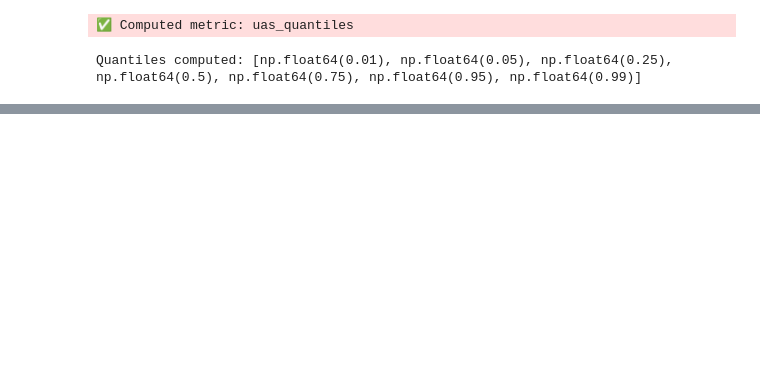
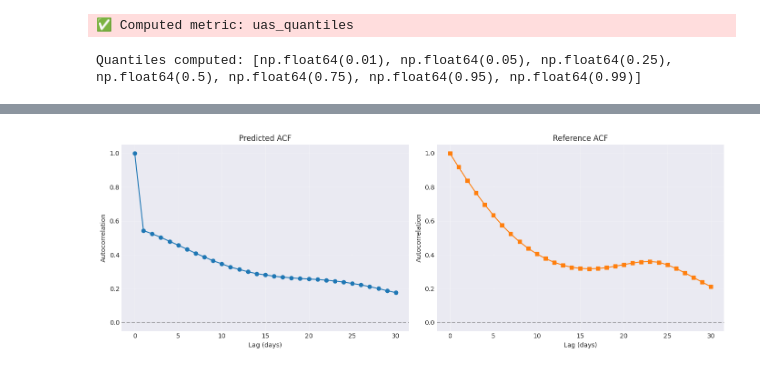
Before and after one commit to climagination/ClimatExEval, a Jupyter notebook: notebooks/01_evaluate_single_model.ipynb, the cells around one changed output, grey strips where cells are left out. Saved outputs shown, nothing was run; the diff lists cells and outputs as text; code cells hidden in the pictures; blank space fills up the shorter version.

```diff
--- a/notebooks/01_evaluate_single_model.ipynb
+++ b/notebooks/01_evaluate_single_model.ipynb
@@ -191,28 +243,30 @@ plt.show()
 # %%
 # Compare temporal autocorrelation.
 
 fig, axes = plt.subplots(1, 2, figsize=(14, 5))
 
 # Plot predicted ACF
 plt.subplot(1, 2, 1)
-pred_acf.mean(dim=['lat', 'lon']).plot(marker='o', label='Predicted')
+pred_acf.mean(dim=['rlat', 'rlon']).plot(marker='o', label='Predicted')
 plt.axhline(y=0, color='k', linestyle='--', alpha=0.3)
 plt.xlabel('Lag (days)')
 plt.ylabel('Autocorrelation')
 plt.title('Predicted ACF')
 plt.grid(True, alpha=0.3)
 
 # Plot reference ACF
 plt.subplot(1, 2, 2)
-ref_acf.mean(dim=['lat', 'lon']).plot(marker='s', label='Reference', color='C1')
+ref_acf.mean(dim=['rlat', 'rlon']).plot(marker='s', label='Reference', color='C1')
 plt.axhline(y=0, color='k', linestyle='--', alpha=0.3)
 plt.xlabel('Lag (days)')
 plt.ylabel('Autocorrelation')
 plt.title('Reference ACF')
 plt.grid(True, alpha=0.3)
 
 plt.tight_layout()
 plt.show()
+# %% [output]
+[figure, added]
 # %%
 # Display summary of all scalar metrics
 
```
Also changed, not shown: parts of 11 cells of this notebook, 6 other files.
